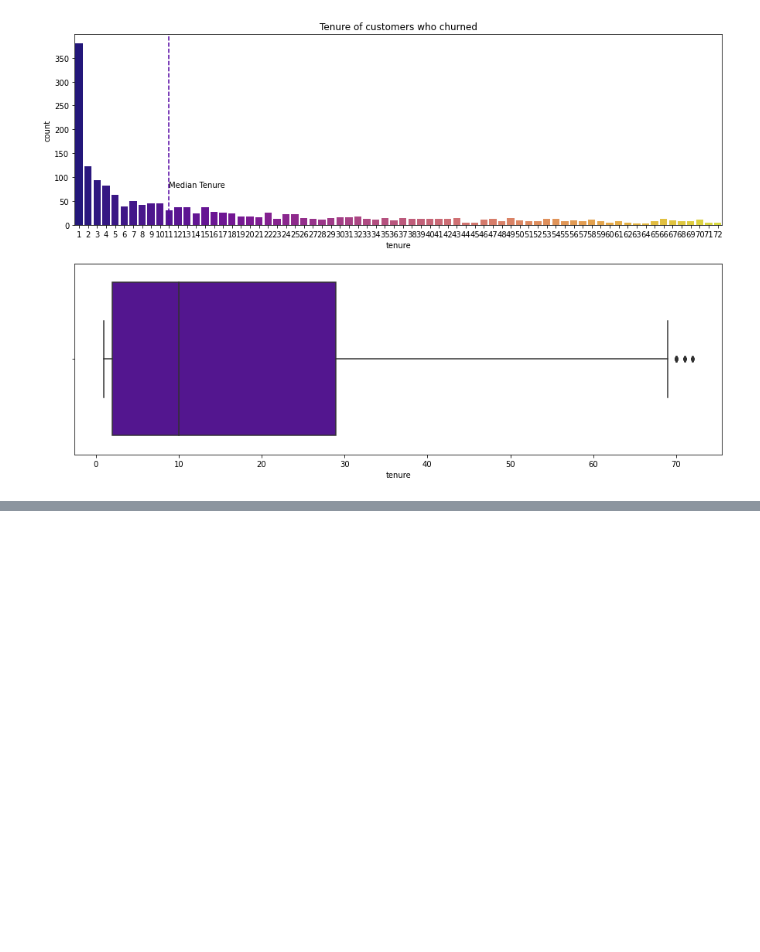
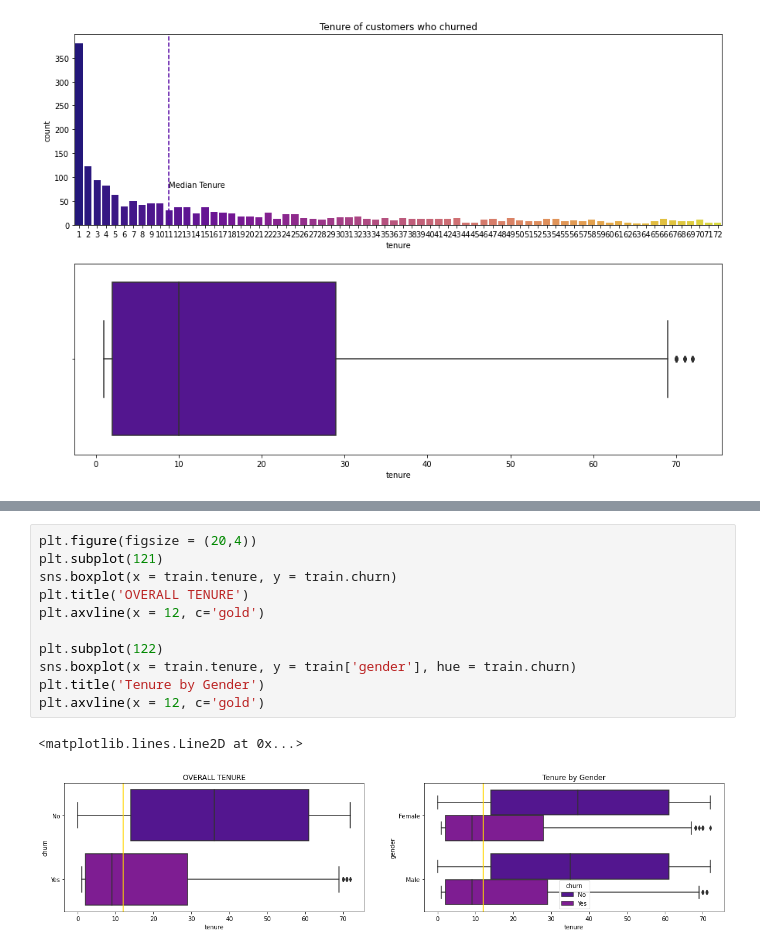
Before and after one commit to HeatherOrtegaMcMillan/telco_churn_classification_project, a Jupyter notebook: inital_project_notebook.ipynb, the cells around one changed output, grey strips where cells are left out. Drawn from its saved outputs; the diff is of its cells as text; blank space fills up the shorter version.

```diff
--- a/inital_project_notebook.ipynb
+++ b/inital_project_notebook.ipynb
@@ -265,0 +327,14 @@ plt.show()
+# %%
+plt.figure(figsize = (20,4))
+plt.subplot(121)
+sns.boxplot(x = train.tenure, y = train.churn)
+plt.title('OVERALL TENURE')
+plt.axvline(x = 12, c='gold')
+
+plt.subplot(122)
+sns.boxplot(x = train.tenure, y = train['gender'], hue = train.churn)
+plt.title('Tenure by Gender')
+plt.axvline(x = 12, c='gold')
+# %% [output]
+<matplotlib.lines.Line2D at 0x...>
+[figure, added]
```
Also changed, not shown: parts of 53 cells of this notebook.
